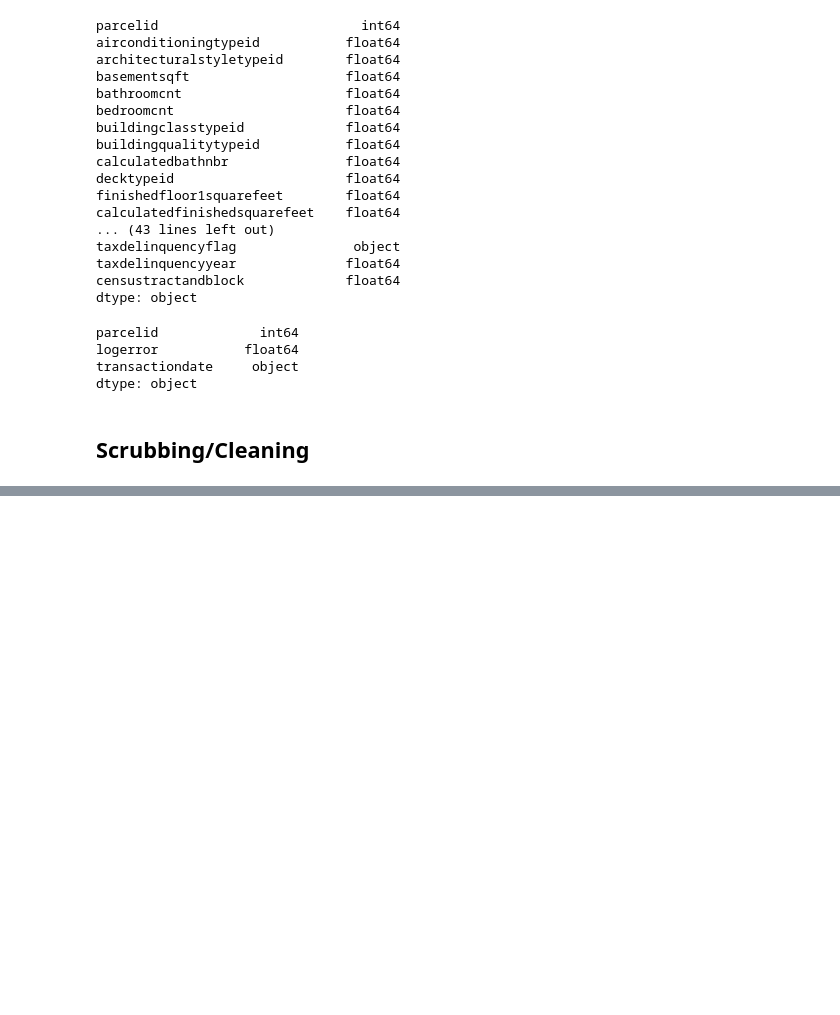
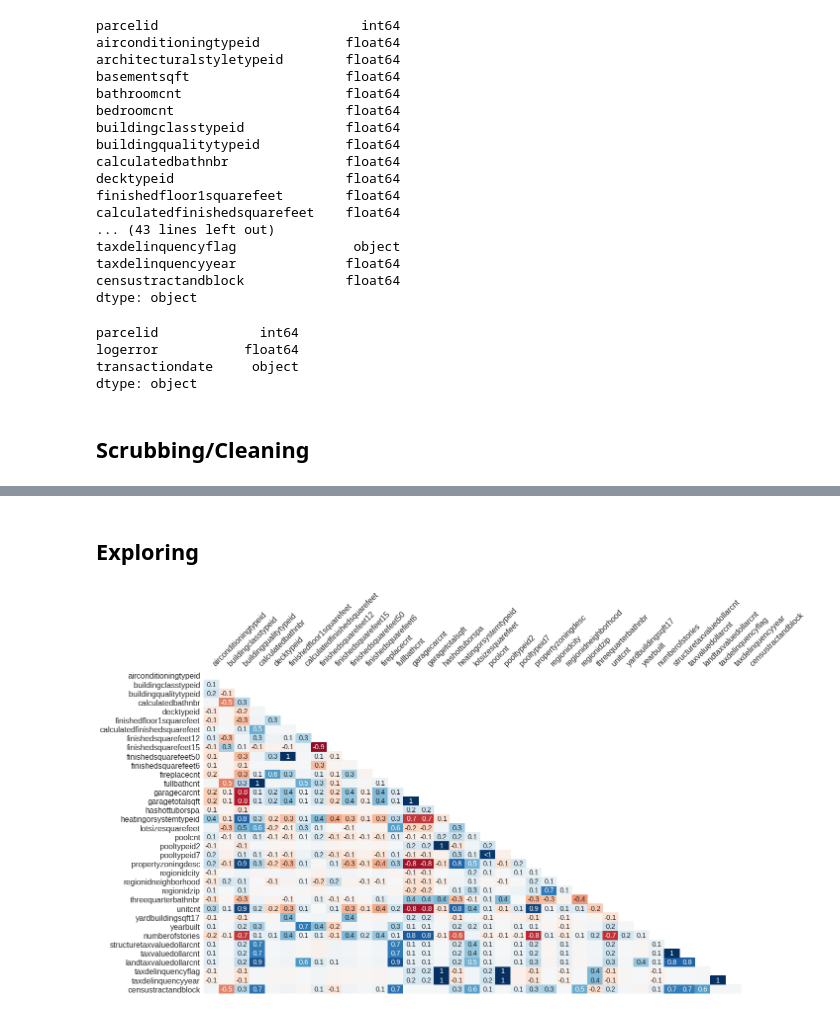
Before and after one commit to caspHa/zillow_kaggle, a Jupyter notebook: zillow_data_exploration.ipynb, the cells around one changed output, grey strips where cells are left out. Drawn from its saved outputs; the diff is of its cells as text; code cells hidden in the pictures; blank space fills up the shorter version.

Commit message:
filled NaNs and opened the exploring part

```diff
--- a/zillow_data_exploration.ipynb
+++ b/zillow_data_exploration.ipynb
@@ -133,0 +135,6 @@ dtype: float64
+# %% [markdown]
+## Exploring
+# %%
+msno.heatmap(properties_copy.sample(100))
+# %% [output]
+[figure, added]
```
Also changed, not shown: parts of 8 cells of this notebook.
